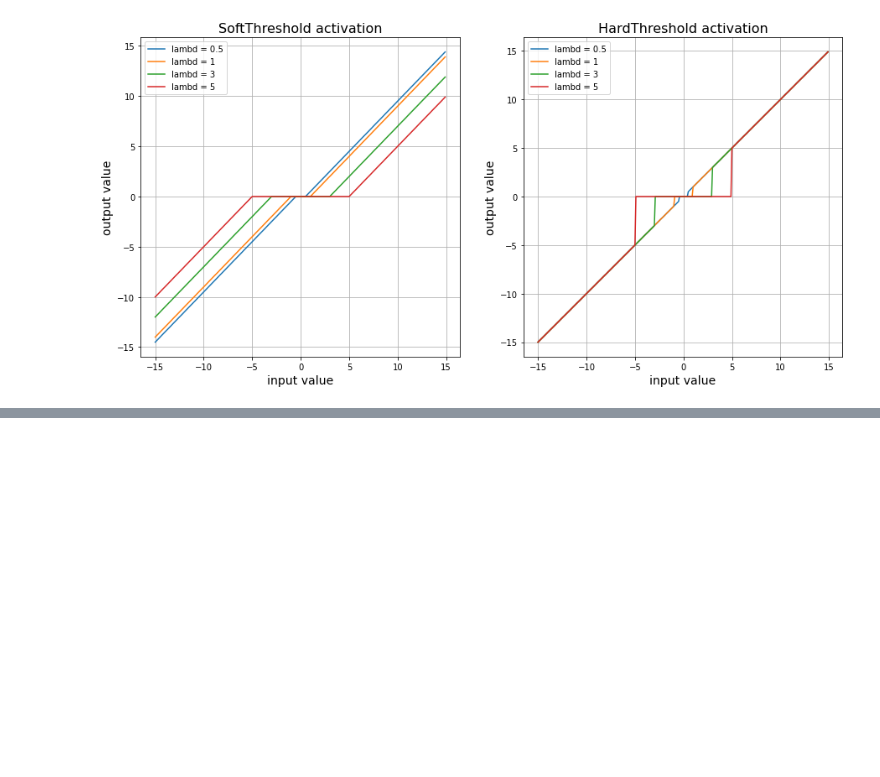
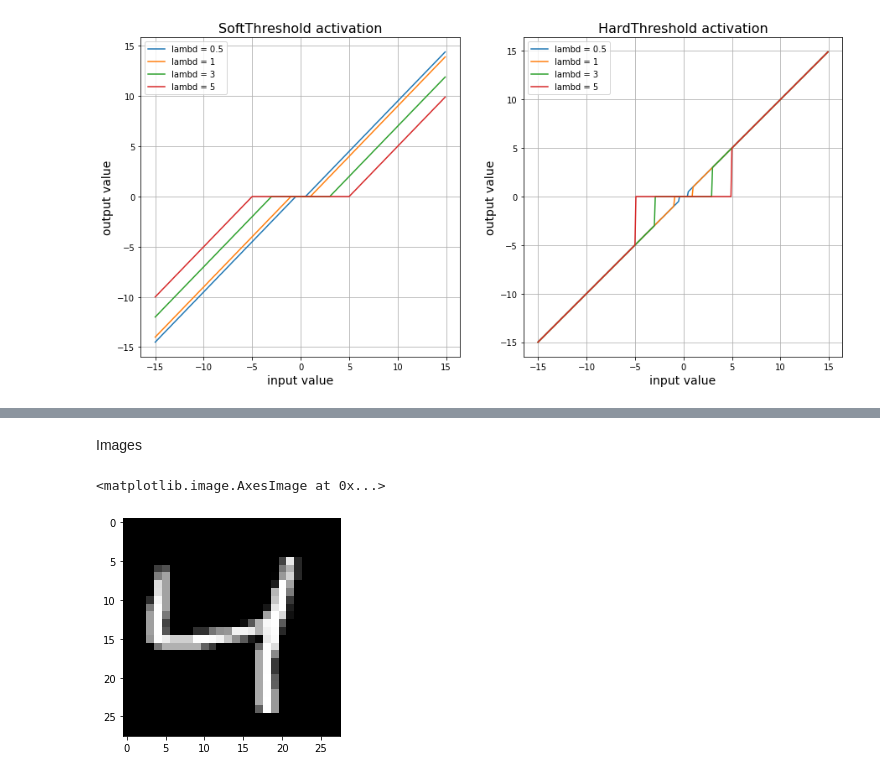
Before and after one commit to Albly/Sparce_image_reconstruction, a Jupyter notebook: notebooks/tests.ipynb, the cells around one changed output, grey strips where cells are left out. Drawn from its saved outputs; the diff is of its cells as text; code cells hidden in the pictures; blank space fills up the shorter version.

Commit message:
complex version

```diff
--- a/notebooks/tests.ipynb
+++ b/notebooks/tests.ipynb
@@ -152,0 +153,12 @@ Text(0, 0.5, 'SNR [dB]')
+# %% [markdown]
+Images
+# %%
+from sklearn.datasets import fetch_openml
+# Load data from https://www.openml.org/d/554
+X, y = fetch_openml('mnist_784', version=1, return_X_y=True)
+# %%
+x = X[2,:].reshape(28,28)
+plt.imshow(x, cmap = 'gray')
+# %% [output]
+<matplotlib.image.AxesImage at 0x...>
+[figure, added]
```
Also changed, not shown: parts of 29 cells of this notebook.
